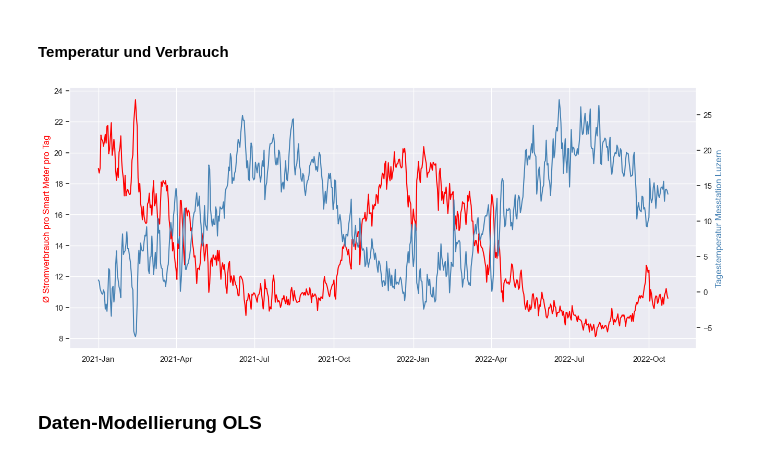
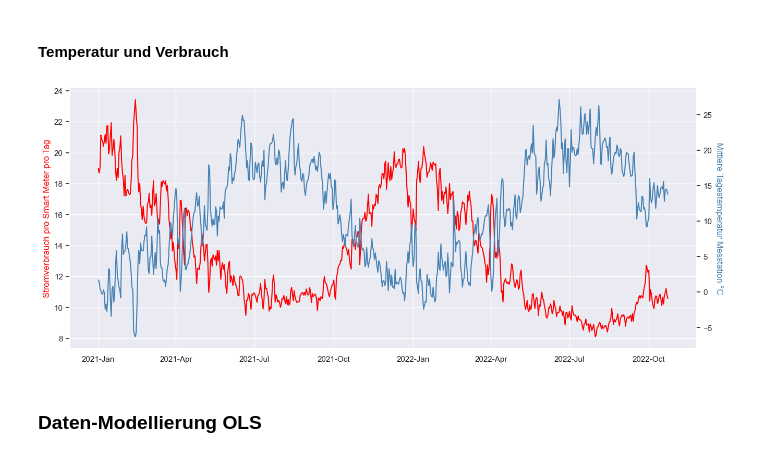
Before and after one commit to axpogroup/ckw-opendata, a Jupyter notebook: ckw.ch/Descriptives Agg.ipynb, the cells around one changed output. Cells and saved outputs as stored; diff of their text form; code cells hidden in the pictures.

```diff
--- a/ckw.ch/Descriptives Agg.ipynb
+++ b/ckw.ch/Descriptives Agg.ipynb
@@ -396,6 +396,7 @@ df_data
 # %%
 df_data = pd.read_pickle("Dataset04.pkl")
 sns.set_theme() # definiere Seaborn als Plot-Stil
+sns.set(font_scale=1.1) # Anpassung Default-Schriftgrösse
 # %%
 df_datashort=df_data.drop_duplicates(subset=['date', 'timestamp']) # Löschen Gemeinde-Ebene um Verbrauchsdaten pro Tag zu aggregieren
 df_day=df_datashort.groupby(['year','month', 'date'])[['kwh_persmdt']].sum() # Verbrauch pro Smart Meter pro Tag
@@ -556,28 +607,29 @@ area_code ortbez18        num_habits
 # %% [markdown]
 #### Temperatur und Verbrauch
 # %%
+df_datashort=df_data.drop_duplicates(subset=['date', 'timestamp']) # Löschen Gemeinde-Ebene um Verbrauchsdaten pro Tag zu aggregieren
 df_day=df_datashort.groupby(['year','month', 'date', 'daytemp'])[['kwh_persmdt']].sum() # Verbrauch pro Smart Meter pro Tag über alle Gemeinden
 df_day = df_day.reset_index() # Index-Hierarchie aufheben
 df_day = df_day[df_day['date'] < datetime.datetime(2022, 10, 24)] # Auschluss von letztem, unvollständigen Tag in Datenset
 
 col1 = 'red' # Farben definieren
 col2 = 'steelblue'
 
 fig,ax = plt.subplots() # Subplots definieren
 fig.set_size_inches(15.5, 6.5)
 
 ax.plot(df_day.date, df_day.kwh_persmdt, color=col1) # Verbrauch zum Plot hinzufügen
 ax.xaxis.set_major_formatter(md.DateFormatter('%Y-%b')) # Format X-Tick-Labels
 
 #ax.set_xlabel('Jahr-Monat', fontsize=12) # X-Achsen-Beschriftung
-ax.set_ylabel('Ø Stromverbrauch pro Smart Meter pro Tag', color=col1, fontsize=12) # Y-Achsen-Beschriftung
+ax.set_ylabel('Stromverbrauch pro Smart Meter pro Tag', color=col1, fontsize=12) # Y-Achsen-Beschriftung
 
 ax2 = ax.twinx() # zweite Achse definieren
 ax2.plot(df_day.date, df_day.daytemp, color=col2) # Temperatur zum Plot hinzufügen
-ax2.set_ylabel('Tagestemperatur Messtation Luzern', color=col2, fontsize=12)  # Beschriftung 2. Achse
+ax2.set_ylabel('Mittlere Tagestemperatur Messtation °C', color=col2, fontsize=12, rotation=270, labelpad=15)  # Beschriftung 2. Achse
 ax2.grid(False) # keine Hilfslinien für 2. Achse
 # %% [output]
-[figure, old version]
+[figure, new version]
 # %% [markdown]
 ### Daten-Modellierung OLS
 # %%
```
Also changed, not shown: parts of 8 cells of this notebook.
